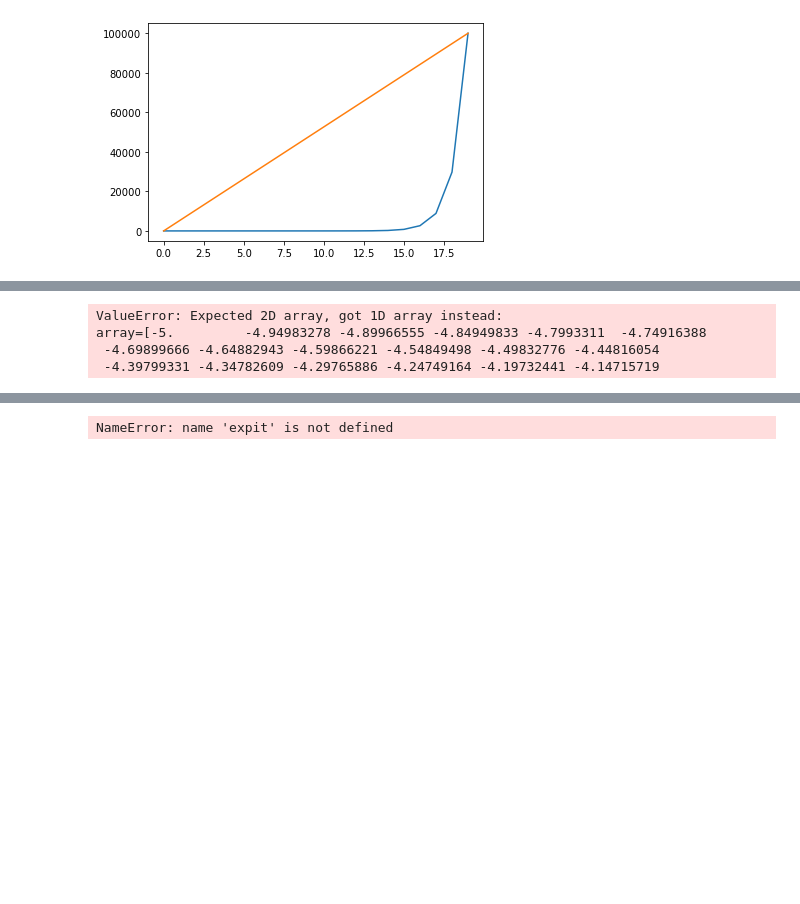
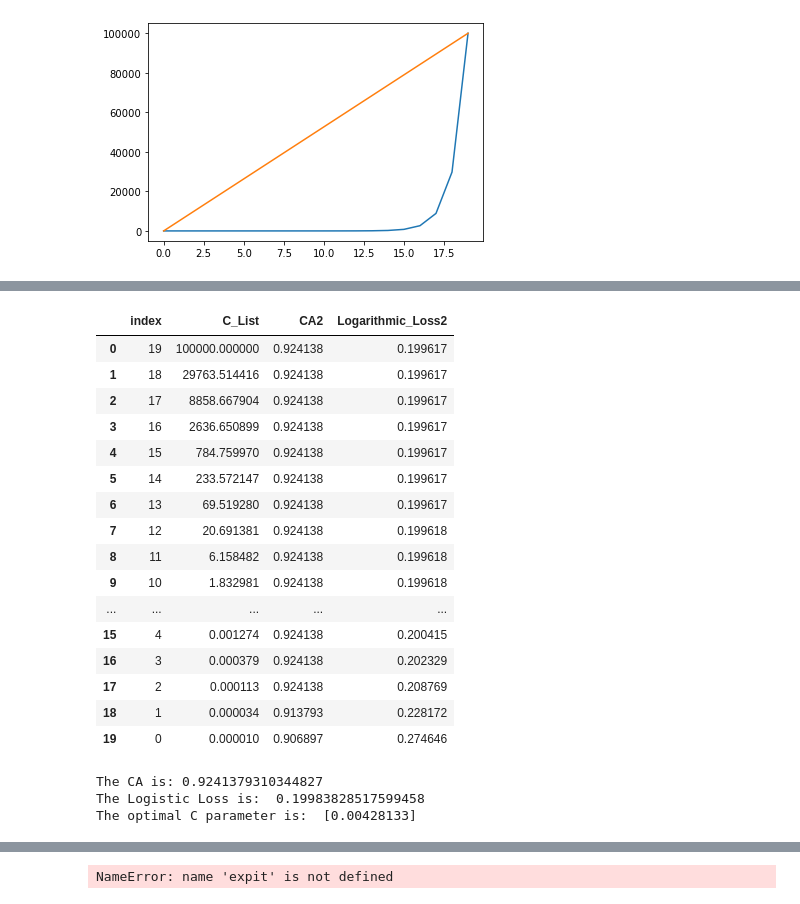
Before and after one commit to anggidast/Skripsweet, a Jupyter notebook: LogisticRegression.ipynb, the cells around one changed output, grey strips where cells are left out. Cells and saved outputs as stored; diff of their text form; code cells hidden in the pictures; blank space fills up the shorter version.

```diff
--- a/LogisticRegression.ipynb
+++ b/LogisticRegression.ipynb
@@ -337,3 +346,39 @@ ValueError: Found input variables with inconsistent numbers of samples: [290, 30
+# %%
+# putting the outcomes in a Table
+
+# reshaping
+CA2 = np.array(CA).reshape(20,)
+Logarithmic_Loss2 = np.array(Logarithmic_Loss).reshape(20,)
+
+# zip
+outcomes = zip(C_List, CA2, Logarithmic_Loss2)
+
+#df
+df_outcomes = pd.DataFrame(outcomes, columns = ["C_List", 'CA2','Logarithmic_Loss2'])
+
+#print
+df_outcomes
+
+# Ordering the data (sort_values)
+df_outcomes.sort_values("Logarithmic_Loss2", ascending = True).reset_index()
+# %% [output]
+|  | index | C_List | CA2 | Logarithmic_Loss2 |
+| 0 | 19 | 100000.000000 | 0.924138 | 0.199617 |
+| 1 | 18 | 29763.514416 | 0.924138 | 0.199617 |
+| 2 | 17 | 8858.667904 | 0.924138 | 0.199617 |
+| 3 | 16 | 2636.650899 | 0.924138 | 0.199617 |
+| 4 | 15 | 784.759970 | 0.924138 | 0.199617 |
+| 5 | 14 | 233.572147 | 0.924138 | 0.199617 |
+| 6 | 13 | 69.519280 | 0.924138 | 0.199617 |
+| 7 | 12 | 20.691381 | 0.924138 | 0.199618 |
+| 8 | 11 | 6.158482 | 0.924138 | 0.199618 |
+| 9 | 10 | 1.832981 | 0.924138 | 0.199618 |
+| ... | ... | ... | ... | ... |
+| 15 | 4 | 0.001274 | 0.924138 | 0.200415 |
+| 16 | 3 | 0.000379 | 0.924138 | 0.202329 |
+| 17 | 2 | 0.000113 | 0.924138 | 0.208769 |
+| 18 | 1 | 0.000034 | 0.913793 | 0.228172 |
+| 19 | 0 | 0.000010 | 0.906897 | 0.274646 |
 # %%
 # Scikit-learn offers a LogisticRegressionCV module which implements Logistic Regression
 # with builtin cross-validation to find out the optimal C parameter
@@ -346,13 +391,12 @@ kf = KFold(n_splits=3, random_state=0, shuffle=True)
 model3 = LogisticRegressionCV(random_state=15, Cs = C_List, solver ='lbfgs')
 model3.fit(X_train_smote, y_train_smote)
 print("The CA is:", model3.score(X_test, y_test))
-pred_proba_t = Log_reg3.predict_proba(X_test)
+pred_proba_t = model3.predict_proba(X_test)
 log_loss3 = log_loss(y_test, pred_proba_t)
 print("The Logistic Loss is: ", log_loss3)
 
-print("The optimal C parameter is: ", Log_reg3.C_)
+print("The optimal C parameter is: ", model3.C_)
 # %% [output]
-ValueError: Expected 2D array, got 1D array instead:
-array=[-5.         -4.94983278 -4.89966555 -4.84949833 -4.7993311  -4.74916388
- -4.69899666 -4.64882943 -4.59866221 -4.54849498 -4.49832776 -4.44816054
- -4.39799331 -4.34782609 -4.29765886 -4.24749164 -4.19732441 -4.14715719
+The CA is: 0.9241379310344827
+The Logistic Loss is:  0.19983828517599458
+The optimal C parameter is:  [0.00428133]
```
Also changed, not shown: parts of 24 cells of this notebook.
